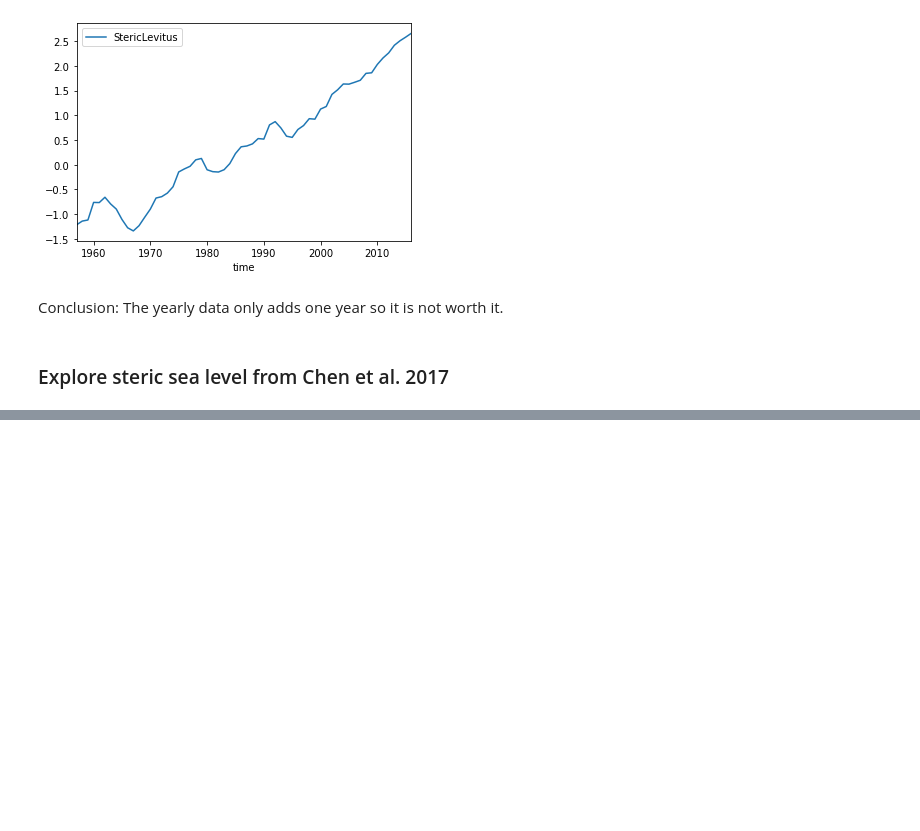
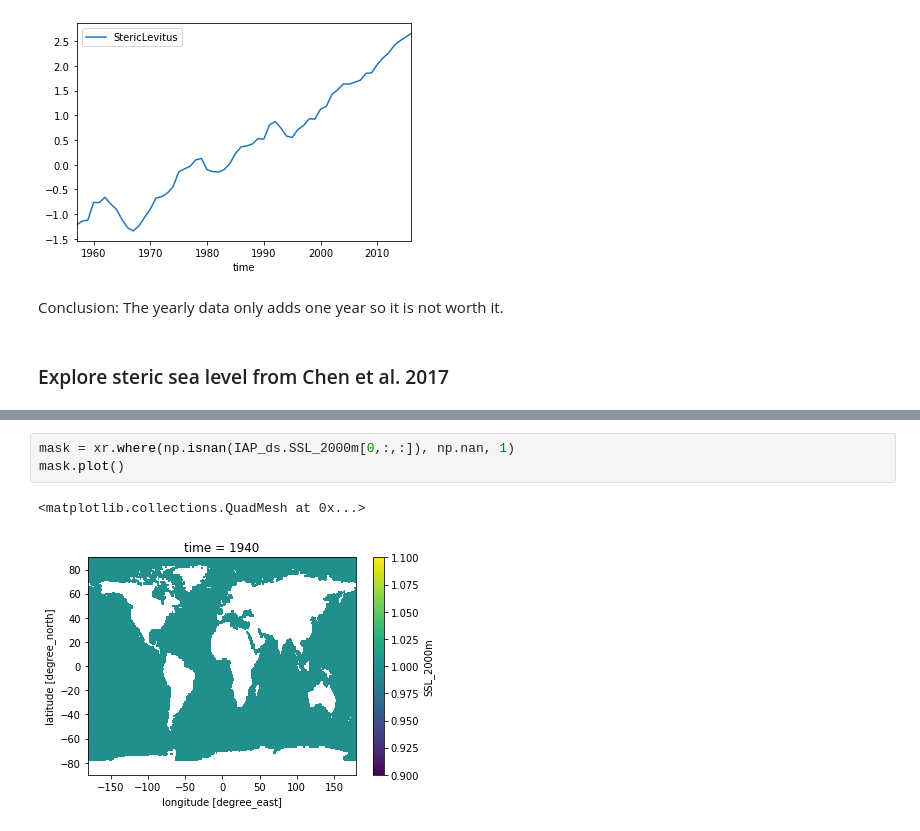
Before and after one commit to Jacobiaan/SLBudget, a Jupyter notebook: notebooks/Steric.ipynb, the cells around one changed output, grey strips where cells are left out. Saved outputs shown, nothing was run; the diff lists cells and outputs as text; blank space fills up the shorter version.

Commit message:
First look at the IAP data. Problem with mask for the North Sea.

```diff
--- a/notebooks/Steric.ipynb
+++ b/notebooks/Steric.ipynb
@@ -269,0 +276,6 @@ IAP_ds.SSL_2000m.sel(time=2000).plot()
+# %%
+mask = xr.where(np.isnan(IAP_ds.SSL_2000m[0,:,:]), np.nan, 1)
+mask.plot()
+# %% [output]
+<matplotlib.collections.QuadMesh at 0x...>
+[figure, added]
```
Also changed, not shown: parts of 5 cells of this notebook, 2 other files.
